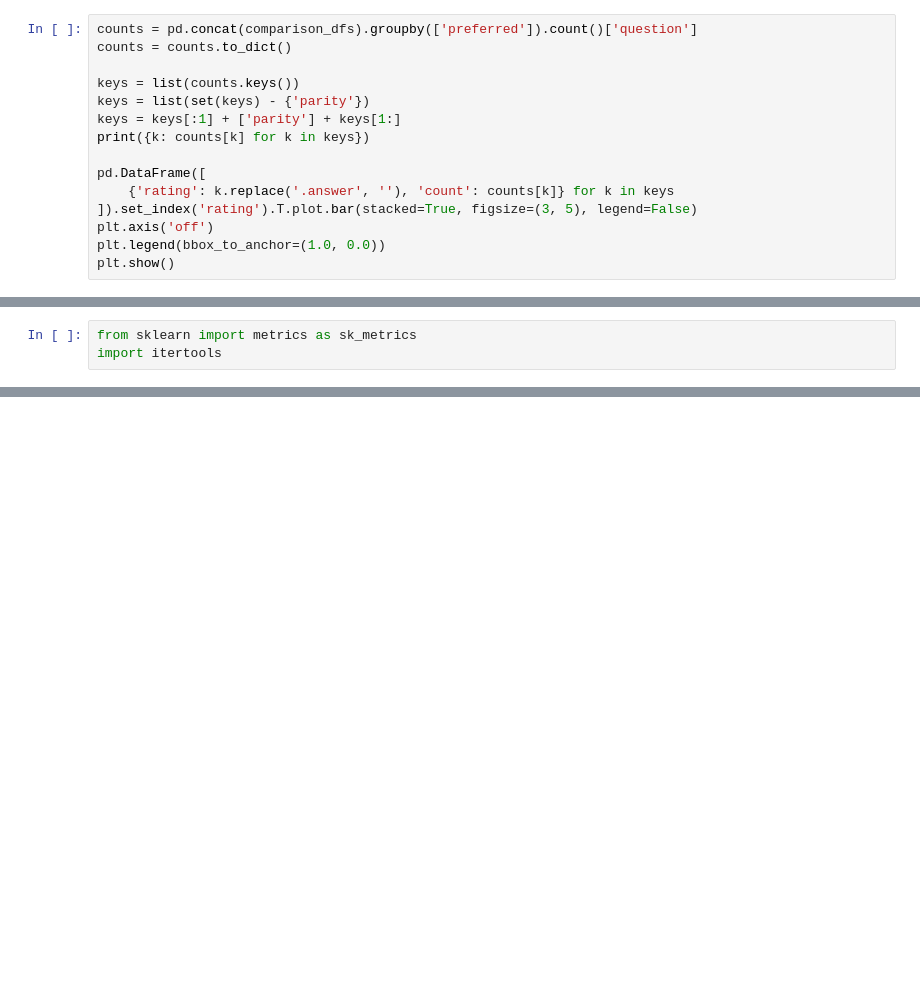
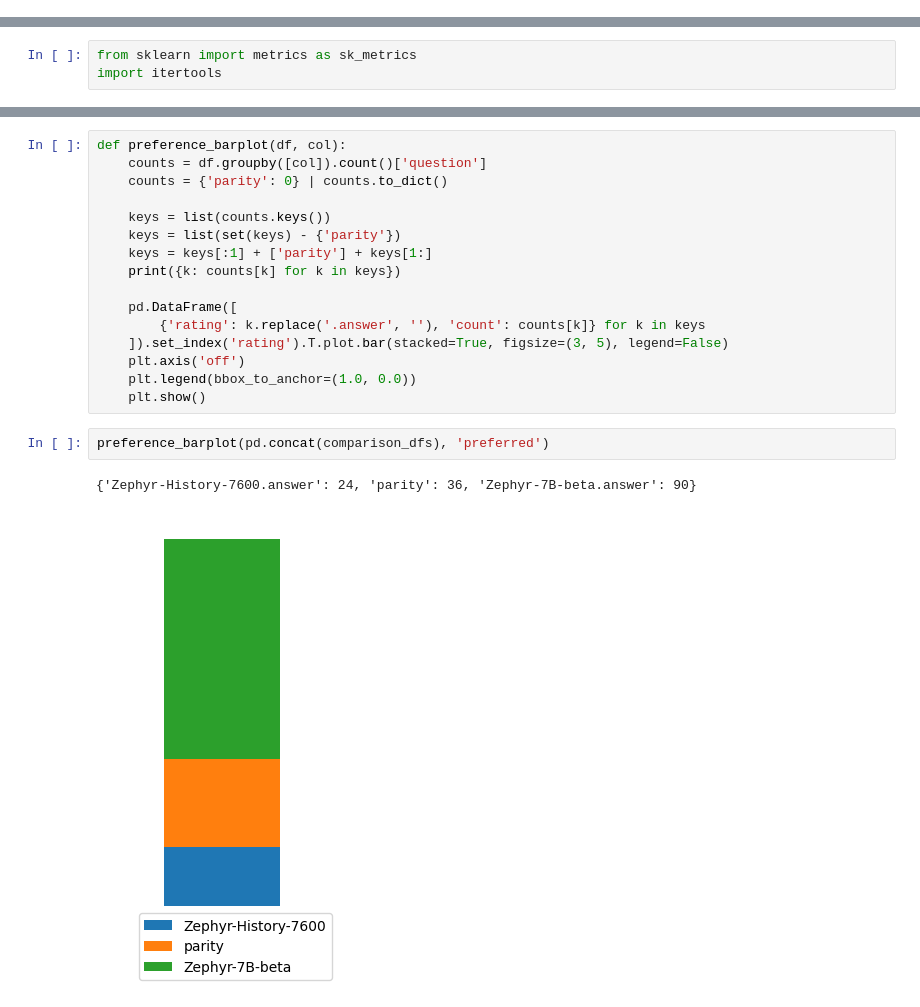
Before and after one commit to aiintelligentsystems/askhistorians-knowledge-filling, a Jupyter notebook: notebooks/model_comparison_askhistorians.ipynb, the cells around one changed output, grey strips where cells are left out. Drawn from its saved outputs; the diff is of its cells as text; blank space fills up the shorter version.

```diff
--- a/notebooks/model_comparison_askhistorians.ipynb
+++ b/notebooks/model_comparison_askhistorians.ipynb
@@ -324,18 +325,3 @@ comparison_dfs[0].iloc[5].to_dict()
   'answer1': 'Zephyr-7B-beta.answer',
   'answer2': 'Zephyr-History-7600.answer'},
  'preferred': 'Zephyr-History-7600.answer'}
-# %%
-counts = pd.concat(comparison_dfs).groupby(['preferred']).count()['question']
-counts = counts.to_dict()
-
-keys = list(counts.keys())
-keys = list(set(keys) - {'parity'})
-keys = keys[:1] + ['parity'] + keys[1:]
-print({k: counts[k] for k in keys})
-
-pd.DataFrame([
-    {'rating': k.replace('.answer', ''), 'count': counts[k]} for k in keys
-]).set_index('rating').T.plot.bar(stacked=True, figsize=(3, 5), legend=False)
-plt.axis('off')
-plt.legend(bbox_to_anchor=(1.0, 0.0))
-plt.show()
@@ -391,0 +379,21 @@ preferred_gpt vs. preferred_sylwester: cohen_kappa=0.04, agreement_rate=0.58
+# %%
+def preference_barplot(df, col):
+    counts = df.groupby([col]).count()['question']
+    counts = {'parity': 0} | counts.to_dict()
+
+    keys = list(counts.keys())
+    keys = list(set(keys) - {'parity'})
+    keys = keys[:1] + ['parity'] + keys[1:]
+    print({k: counts[k] for k in keys})
+
+    pd.DataFrame([
+        {'rating': k.replace('.answer', ''), 'count': counts[k]} for k in keys
+    ]).set_index('rating').T.plot.bar(stacked=True, figsize=(3, 5), legend=False)
+    plt.axis('off')
+    plt.legend(bbox_to_anchor=(1.0, 0.0))
+    plt.show()
+# %%
+preference_barplot(pd.concat(comparison_dfs), 'preferred')
+# %% [output]
+{'Zephyr-History-7600.answer': 24, 'parity': 36, 'Zephyr-7B-beta.answer': 90}
+[figure, added]
```
Also changed, not shown: parts of 5 cells of this notebook.
